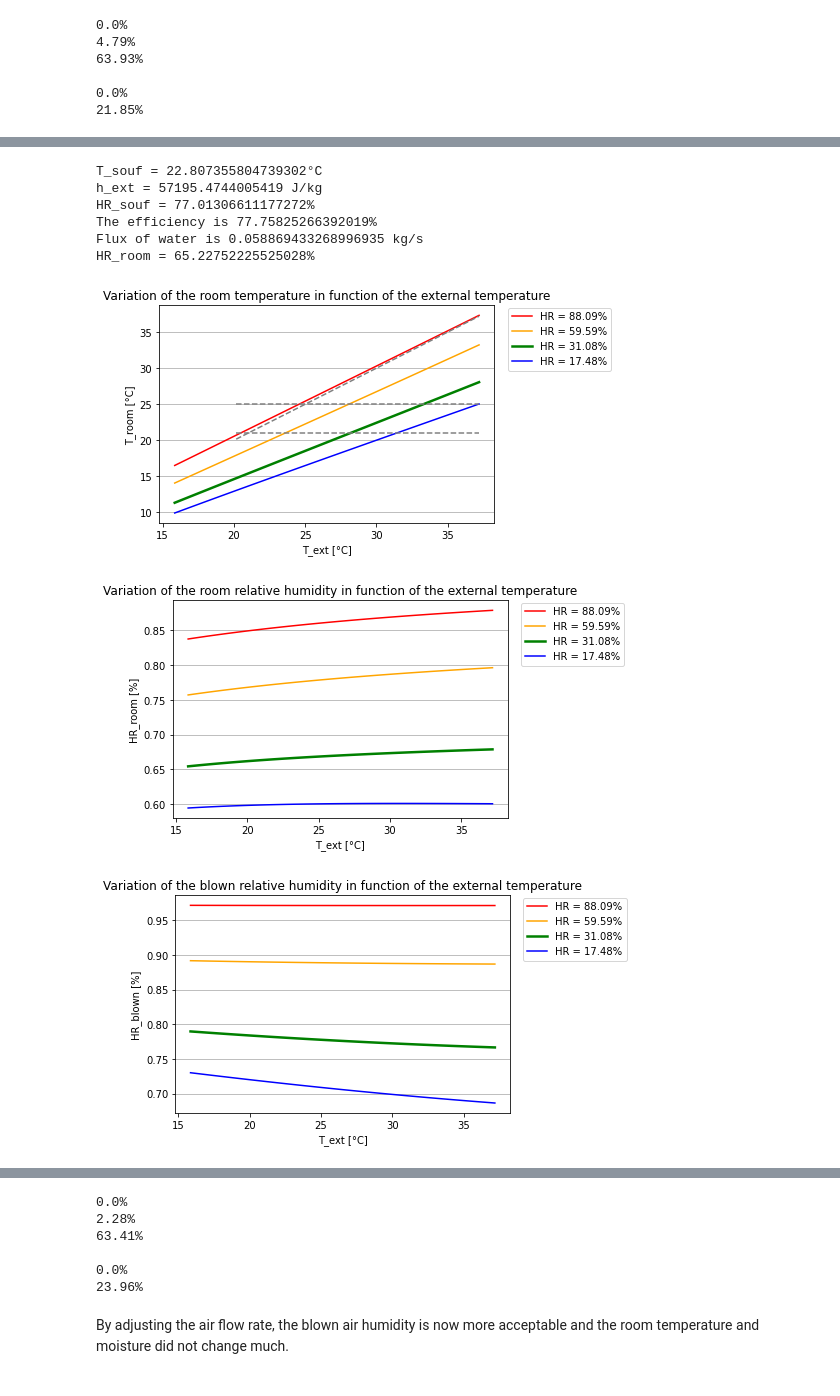
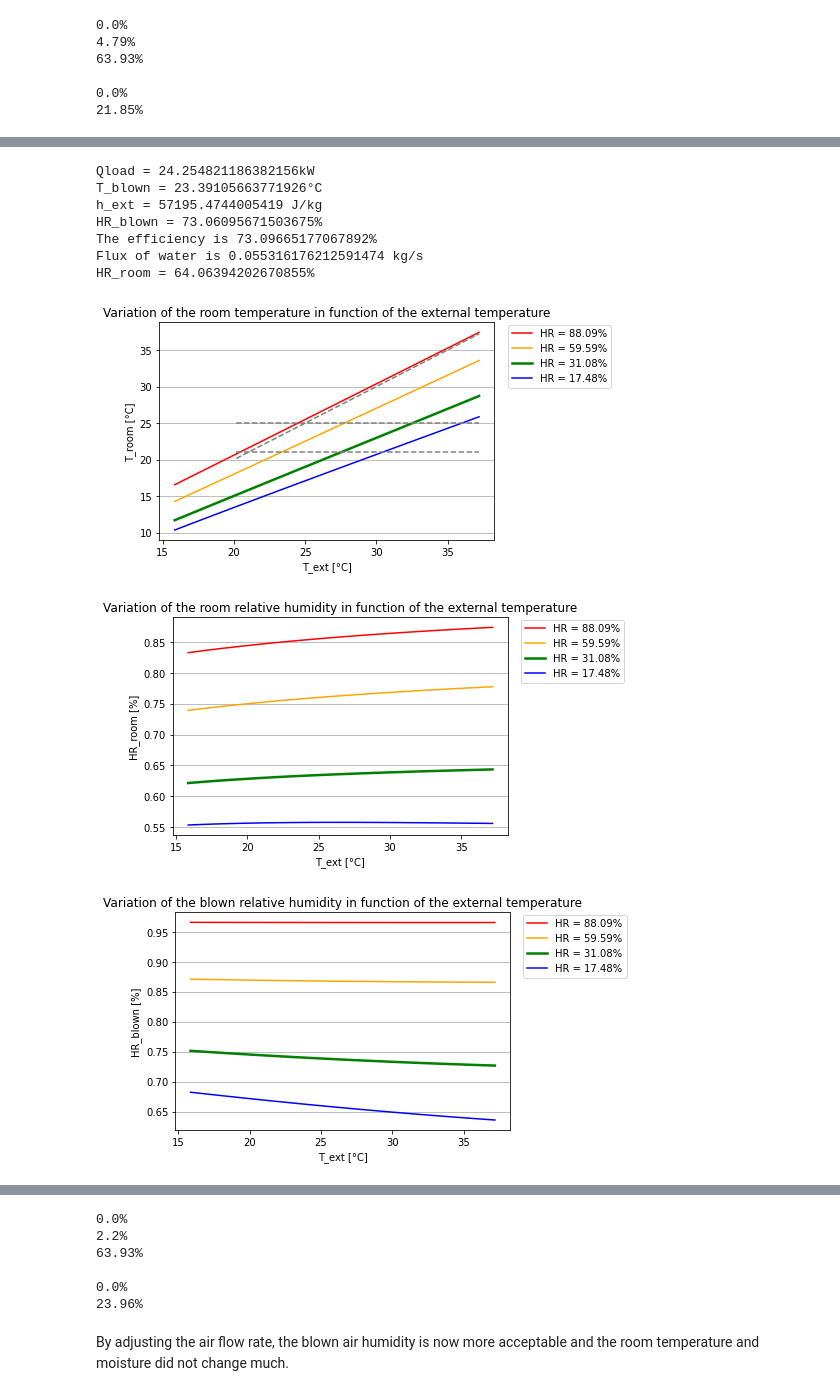
Before and after one commit to JolanKerrien/Heat-Mass-Transfer, a Jupyter notebook: Heat Transfer.ipynb, the cells around one changed output, grey strips where cells are left out. Saved outputs shown, nothing was run; the diff lists cells and outputs as text; code cells hidden in the pictures.

```diff
--- a/Heat Transfer.ipynb
+++ b/Heat Transfer.ipynb
@@ -326,3 +328,14 @@ Added to anlysis over the probability that the external conditions happenned
+# %%
+#Plot function
+def Plot(X,Y,color,xlabel = None,ylabel = None,title=None,label=None,linewidth=None):
+    plt.plot(X,Y,color = color, label = label,linewidth = linewidth)
+    plt.xlabel(xlabel)
+    plt.ylabel(ylabel)
+    plt.title(title)
+    if label!=None:
+        plt.legend()
+        plt.legend(loc=(1.04,0.7))
+        #plt.legend(loc=(0.01,0.699))
 # %%
 #For the same device: same efficiency cooler, flow rate of air and flow rate of water.
 T_EXT = np.linspace(np.min(Temp),np.max(Temp),100) #°C
@@ -485,40 +502,41 @@ We can change the design by saying that:
 # %%
 #Other design device:
 m_air2 = 15 #kg/s
 T_ext2 = T_ext
 HR_ext2 = HR_ext
-Qload2 = Q_load(Tset, np.max(Temp))
+Qload2 = Q_load(Tset, T_ext2);print(f'Qload = {Qload2*1e-3}kW')
 m_water2, eff2,_ ,_ ,_ ,_ = Device(T_ext2, HR_ext2, m_air2, Qload2)
 
 #Datas
-T_ROOMD2, HR_ROOMD2, HR_SOUFD2, T_SOUFD2 = VariationExtTemp(m_air2,m_water2,eff2,Qload,HR=np.max(HR))
-T_ROOM2D2, HR_ROOM2D2, HR_SOUF2D2, T_SOUF2D2 = VariationExtTemp(m_air2,m_water2,eff2,Qload, HR=np.mean([np.max(HR),HR_ext]))
-T_ROOM3D2, HR_ROOM3D2, HR_SOUF3D2, T_SOUF3D2 = VariationExtTemp(m_air2,m_water2,eff2,Qload,HR=HR_ext)
-T_ROOM4D2, HR_ROOM4D2, HR_SOUF4D2, T_SOUF4D2 = VariationExtTemp(m_air2,m_water2,eff2,Qload,HR=np.min(HR))
+T_ROOMD2, HR_ROOMD2, HR_BLOWND2, T_BLOWND2 = VariationExtTemp(m_air2,m_water2,eff2,Qload,HR=np.max(HR))
+T_ROOM2D2, HR_ROOM2D2, HR_BLOWN2D2, T_BLOWN2D2 = VariationExtTemp(m_air2,m_water2,eff2,Qload, HR=np.mean([np.max(HR),HR_ext]))
+T_ROOM3D2, HR_ROOM3D2, HR_BLOWN3D2, T_BLOWN3D2 = VariationExtTemp(m_air2,m_water2,eff2,Qload,HR=HR_ext)
+T_ROOM4D2, HR_ROOM4D2, HR_BLOWN4D2, T_BLOWN4D2 = VariationExtTemp(m_air2,m_water2,eff2,Qload,HR=np.min(HR))
 
-Plot2(T_ROOMD2, HR_ROOMD2, HR_SOUFD2, T_SOUFD2,
-T_ROOM2D2, HR_ROOM2D2, HR_SOUF2D2, T_SOUF2D2,
-T_ROOM3D2, HR_ROOM3D2, HR_SOUF3D2, T_SOUF3D2,
-T_ROOM4D2, HR_ROOM4D2, HR_SOUF4D2, T_SOUF4D2)
+Plot2(T_ROOMD2, HR_ROOMD2, HR_BLOWND2, T_BLOWND2,
+T_ROOM2D2, HR_ROOM2D2, HR_BLOWN2D2, T_BLOWN2D2,
+T_ROOM3D2, HR_ROOM3D2, HR_BLOWN3D2, T_BLOWN3D2,
+T_ROOM4D2, HR_ROOM4D2, HR_BLOWN4D2, T_BLOWN4D2)
 
 #Check the pertinence of this device
 #In the room temperature plot
 print(RealCondT(T_ROOMD2,np.max(HR)))
 print(RealCondT(T_ROOM2D2,np.mean([np.max(HR),HR_ext])))
 print(RealCondT(T_ROOM3D2,HR_ext))
 print("")
 
 #For the relative humidity plot
 print(RealCondHR(HR_ROOMD2,np.max(HR)))
 print(RealCondHR(HR_ROOM2D2,np.mean([np.max(HR),HR_ext])))
 #print(RealCondHR(HR_ROOM3D2,HR_ext))
 # %% [output]
-T_souf = 22.807355804739302°C
+Qload = 24.254821186382156kW
+T_blown = 23.39105663771926°C
 h_ext = 57195.4744005419 J/kg
-HR_souf = 77.01306611177272%
-The efficiency is 77.75825266392019%
-Flux of water is 0.058869433268996935 kg/s
-HR_room = 65.22752225525028%
+HR_blown = 73.06095671503675%
+The efficiency is 73.09665177067892%
+Flux of water is 0.055316176212591474 kg/s
+HR_room = 64.06394202670855%
-[figure, old version]
+[figure, new version]
-[figure, old version]
+[figure, new version]
-[figure, old version]
+[figure, new version]
@@ -526,6 +544,6 @@ HR_room = 65.22752225525028%
 0.0%
-2.28%
-63.41%
+2.2%
+63.93%
 
 0.0%
 23.96%
```
Also changed, not shown: parts of 16 cells of this notebook.
